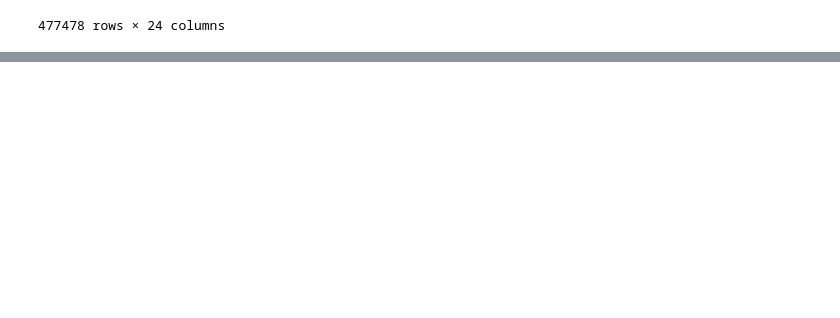
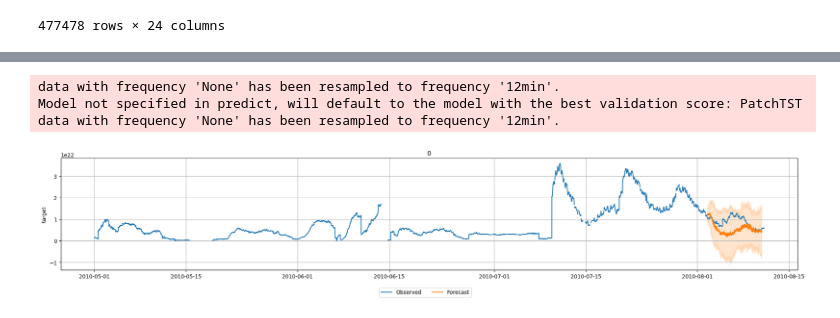
Before and after one commit to victorverma/urps_2025, a Jupyter notebook: notebooks/jake_notebooks/autogluon.ipynb, the cells around one changed output, grey strips where cells are left out. Saved outputs shown, nothing was run; the diff lists cells and outputs as text; code cells hidden in the pictures; blank space fills up the shorter version.

```diff
--- a/notebooks/jake_notebooks/autogluon.ipynb
+++ b/notebooks/jake_notebooks/autogluon.ipynb
@@ -6,5 +9,5 @@ import autogluon.timeseries
 # %%
-combined_data = pd.read_parquet("../combined_data/combined_data.parquet")
+combined_data = pd.read_parquet("/Users/jakegwinn/Documents/umich/Y5S2/urps/urps_2025/combined_data/combined_data.parquet")
 # %%
 combined_data[combined_data["USFLUX"] == combined_data.iloc[1]["USFLUX"]]
 # %% [output]
@@ -89,0 +89,8 @@ predictor = autogluon.timeseries.TimeSeriesPredictor(
+# %%
+tdf
+tdf = tdf.iloc[:11000,:]
+prediction_length = 1000
+
+train_data, test_data = tdf.train_test_split(prediction_length)
+
+print(len(train_data), len(test_data))
@@ -89,0 +173,11 @@ predictor = autogluon.timeseries.TimeSeriesPredictor(
+# %%
+predictor.plot(
+    test_data,
+    predictor.predict(train_data),
+    quantile_levels=[0.1,0.9]
+)
+# %% [output]
+data with frequency 'None' has been resampled to frequency '12min'.
+Model not specified in predict, will default to the model with the best validation score: PatchTST
+data with frequency 'None' has been resampled to frequency '12min'.
+[figure, added]
```
Also changed, not shown: parts of 7 cells of this notebook, 1 other file.
